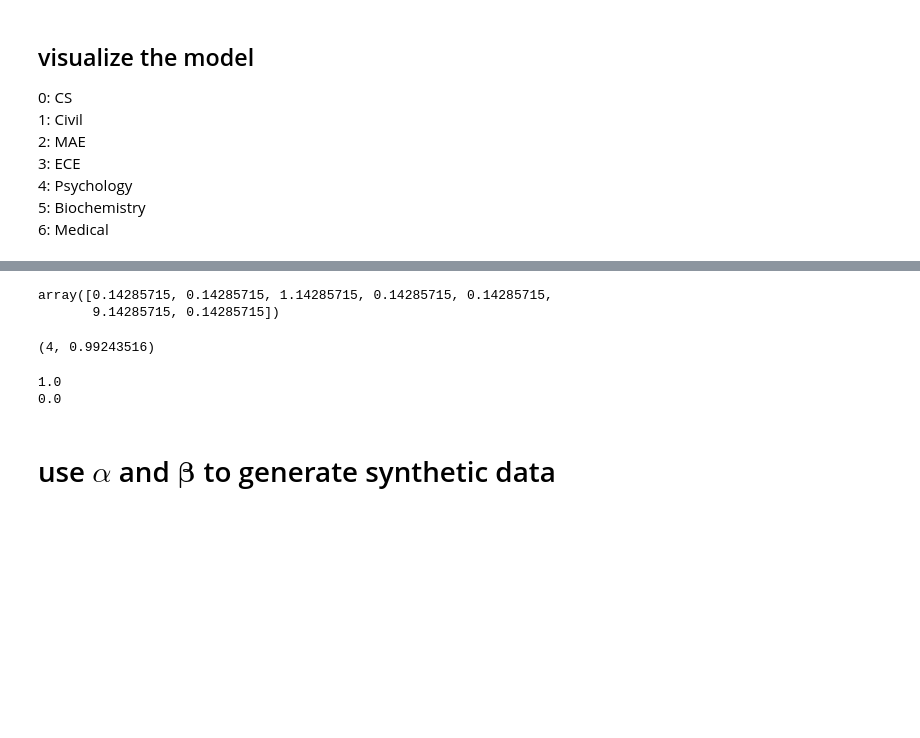
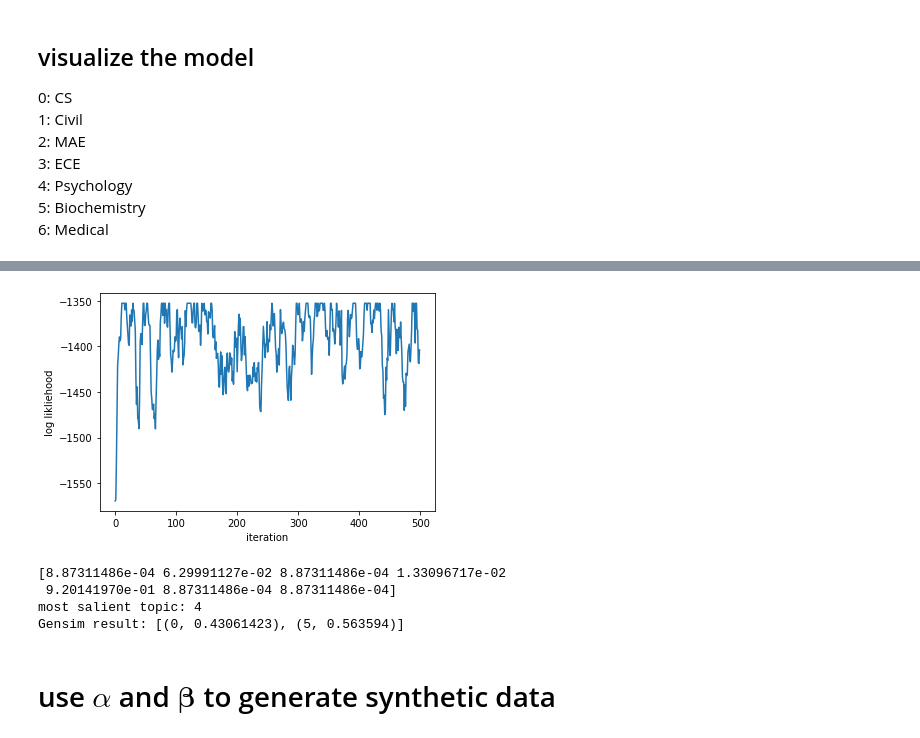
Before and after one commit to clarissaache/DocumentClassifier, a Jupyter notebook: lda.ipynb, the cells around one changed output, grey strips where cells are left out. Cells and saved outputs as stored; diff of their text form; code cells hidden in the pictures; blank space fills up the shorter version.

Commit message:
gibbs smapling

```diff
--- a/lda.ipynb
+++ b/lda.ipynb
@@ -474,7 +450,0 @@ class GibbsSampler_Predict:
-# %%
-theta = np.random.dirichlet(alpha)
-z = np.random.choice(range(7),10,p=theta)
-print(z)
-n_vec = np.array(list(map(lambda k: np.sum(z==k),range(7))))
-print(n_vec)
-B =
@@ -492,16 +450,0 @@ beta_top
-# %%
-alpha+n_vec
-# %% [output]
-array([0.14285715, 0.14285715, 1.14285715, 0.14285715, 0.14285715,
-       9.14285715, 0.14285715])
-# %%
-topic_dist_inferred = lda_model[corpus[0]]
-topic_dist_inferred[0]
-# %% [output]
-(4, 0.99243516)
-# %%
-print(gamma(2))
-print(gammaln(2))
-# %% [output]
-1.0
-0.0
@@ -507,0 +522,19 @@ print(gammaln(2))
+# %%
+GBS_sampler = GibbsSampler_Predict(n_topics=7,alpha=alpha,beta=beta)
+GBS_sampler.initialize(corpus_d)
+GBS_sampler.sample(maxiter=500)
+GBS_sampler.plot()
+
+topic_weight = GBS_sampler.theta
+dominant_topic = np.argmax(topic_weight)
+print(topic_weight)
+print("most salient topic:",dominant_topic)
+# gensim implementation
+topic_dist_inferred = lda_model[corpus[0]]
+print("Gensim result:", topic_dist_inferred)
+# %% [output]
+[figure, added]
+[8.87311486e-04 6.29991127e-02 8.87311486e-04 1.33096717e-02
+ 9.20141970e-01 8.87311486e-04 8.87311486e-04]
+most salient topic: 4
+Gensim result: [(0, 0.43061423), (5, 0.563594)]
```
Also changed, not shown: parts of 20 cells of this notebook.
